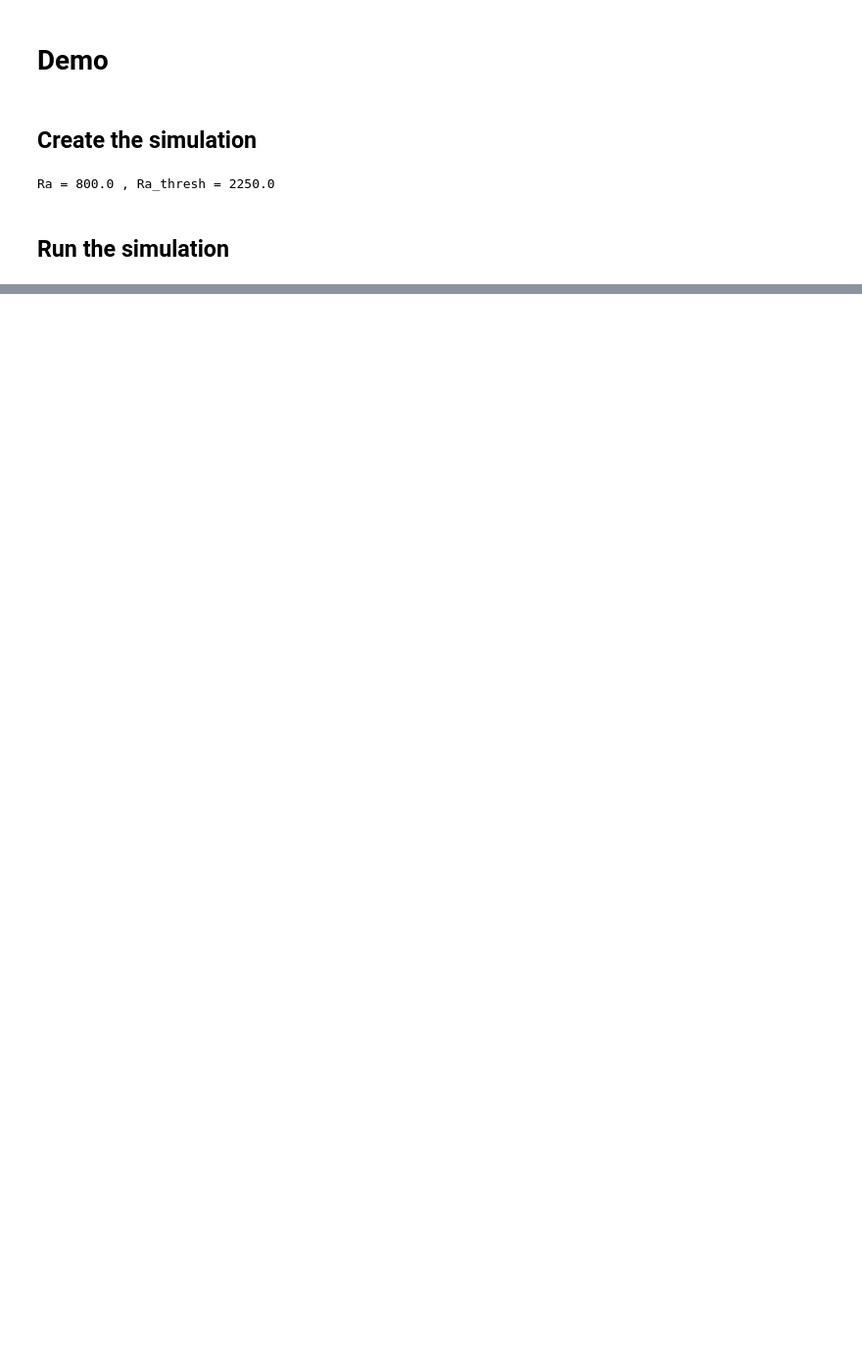
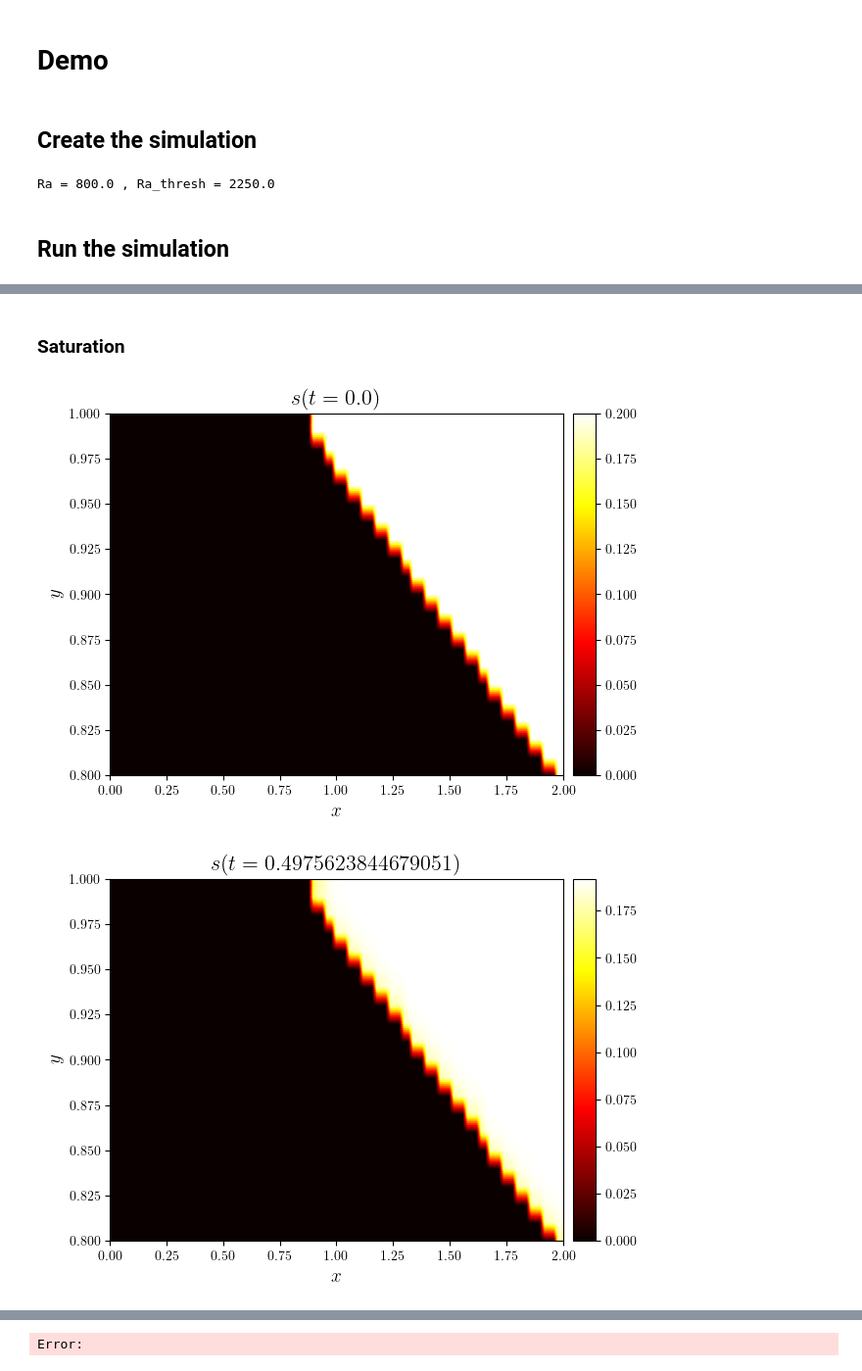
Before and after one commit to george-poole/CRoCoDiL, a Jupyter notebook: demo/system_c/C10_demo.ipynb, the cells around one changed output, grey strips where cells are left out. Shown at 98% size. Saved outputs shown, nothing was run; the diff lists cells and outputs as text; code cells hidden in the pictures; blank space fills up the shorter version.

```diff
--- a/demo/system_c/C10_demo.ipynb
+++ b/demo/system_c/C10_demo.ipynb
@@ -89,0 +88,16 @@ Error:
+# %% [markdown]
+### Saturation
+# %%
+time_indices = as_index(s.time_series, (0, 0.5, 0.75, -1), fraction=True)
+
+for i in time_indices:
+    s_grid = as_grid_function(s.series[i])
+    fig, ax = plot_colormap(
+        refine_grid_function(s_grid, (10, 10)),
+        title=f'${s.name}(t={s.time_series[i]})$',
+        y_lims=(zeta0_min * Ly, Ly),
+        aspect='auto',
+    )
+# %% [output]
+[figure, added]
+[figure, added]
@@ -89,0 +106 @@ Error:
+Error:
```
Also changed, not shown: parts of 6 cells of this notebook, 37 other files.
